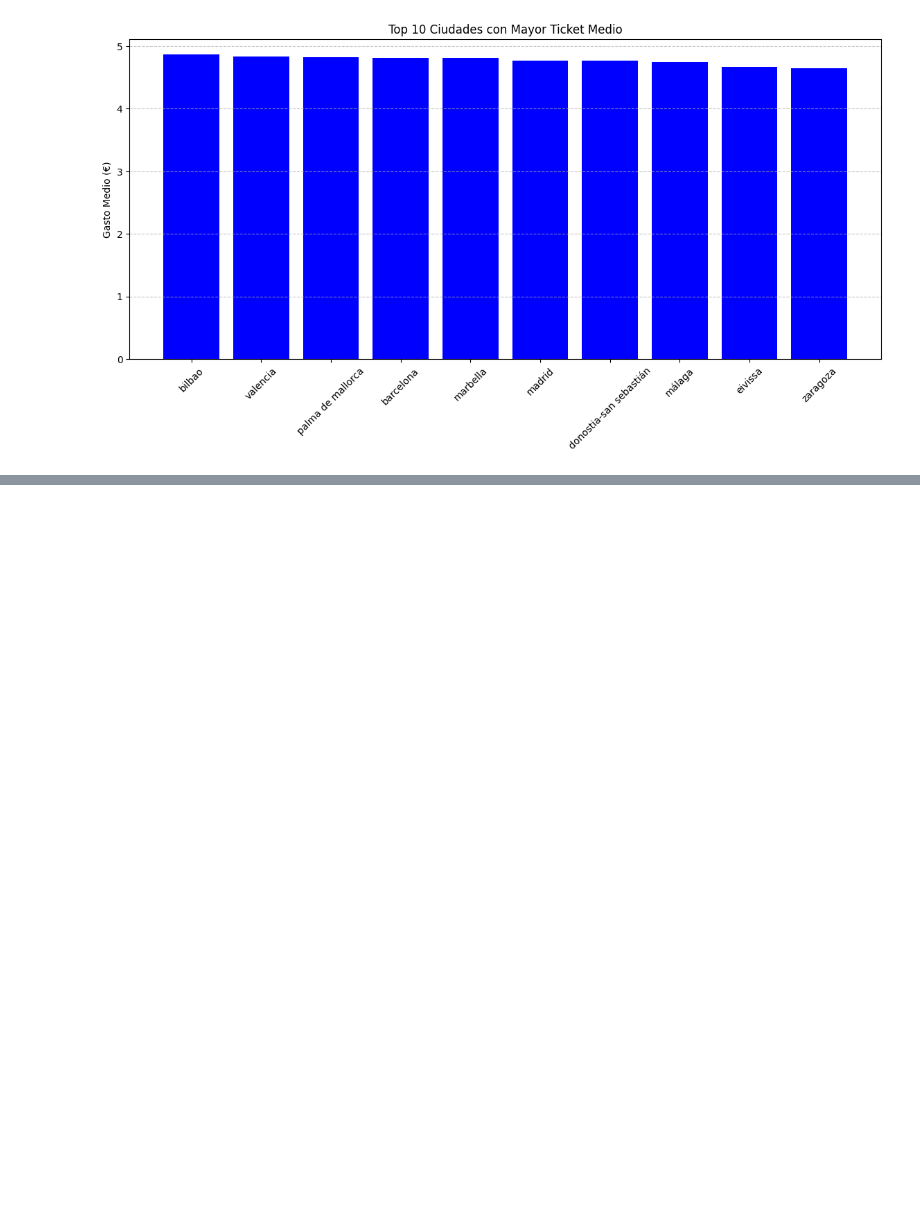
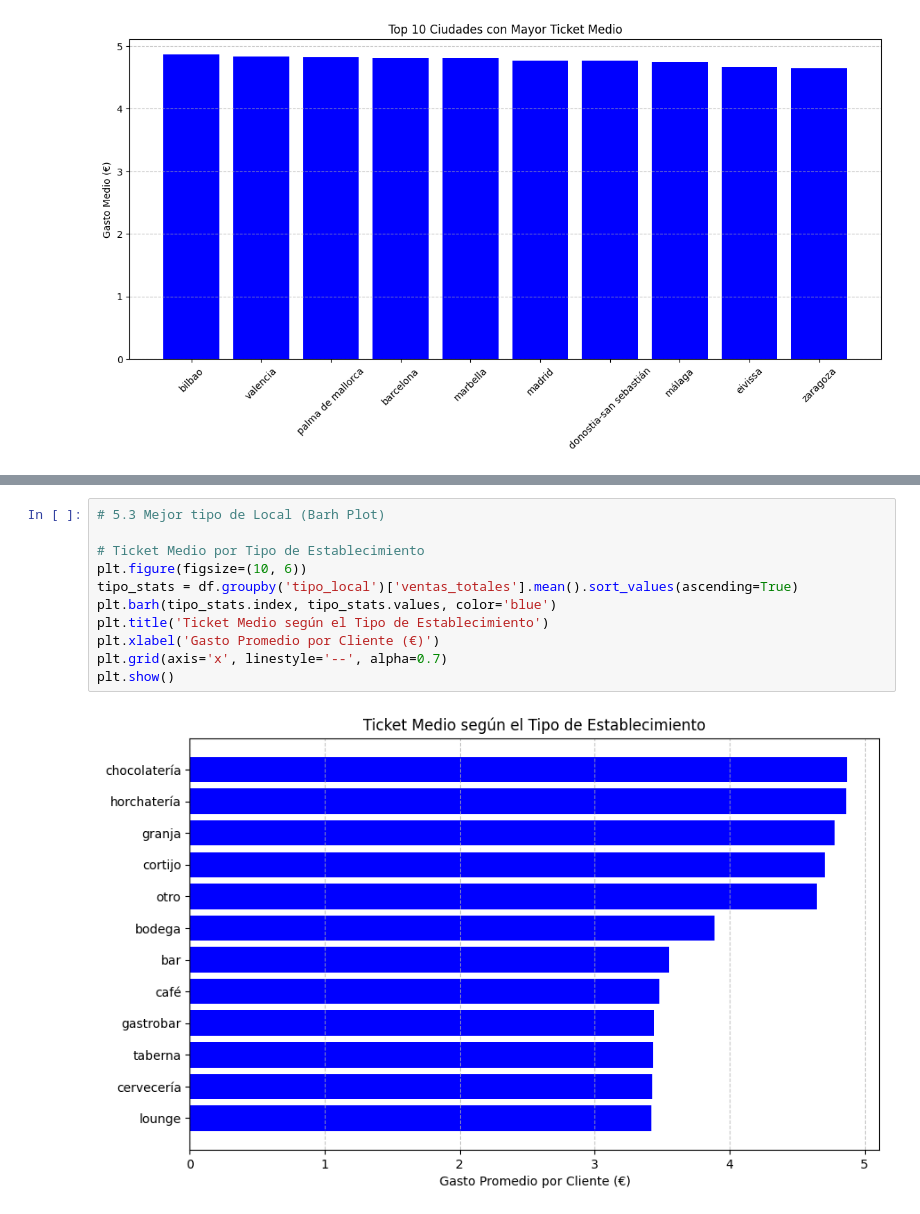
Before and after one commit to IbaiGarcia13/RETO2-G2-Cafeteria, a Jupyter notebook: RETO/RETO.ipynb, the cells around one changed output, grey strips where cells are left out. Cells and saved outputs as stored; diff of their text form; blank space fills up the shorter version.

```diff
--- a/RETO/RETO.ipynb
+++ b/RETO/RETO.ipynb
@@ -445 +460,14 @@ plt.show()
+# %%
+# 5.3 Mejor tipo de Local (Barh Plot)
+
+# Ticket Medio por Tipo de Establecimiento
+plt.figure(figsize=(10, 6))
+tipo_stats = df.groupby('tipo_local')['ventas_totales'].mean().sort_values(ascending=True)
+plt.barh(tipo_stats.index, tipo_stats.values, color='blue')
+plt.title('Ticket Medio según el Tipo de Establecimiento')
+plt.xlabel('Gasto Promedio por Cliente (€)')
+plt.grid(axis='x', linestyle='--', alpha=0.7)
+plt.show()
+# %% [output]
+[figure, added]
 # %% [markdown]
```
Also changed, not shown: parts of 3 cells of this notebook.
